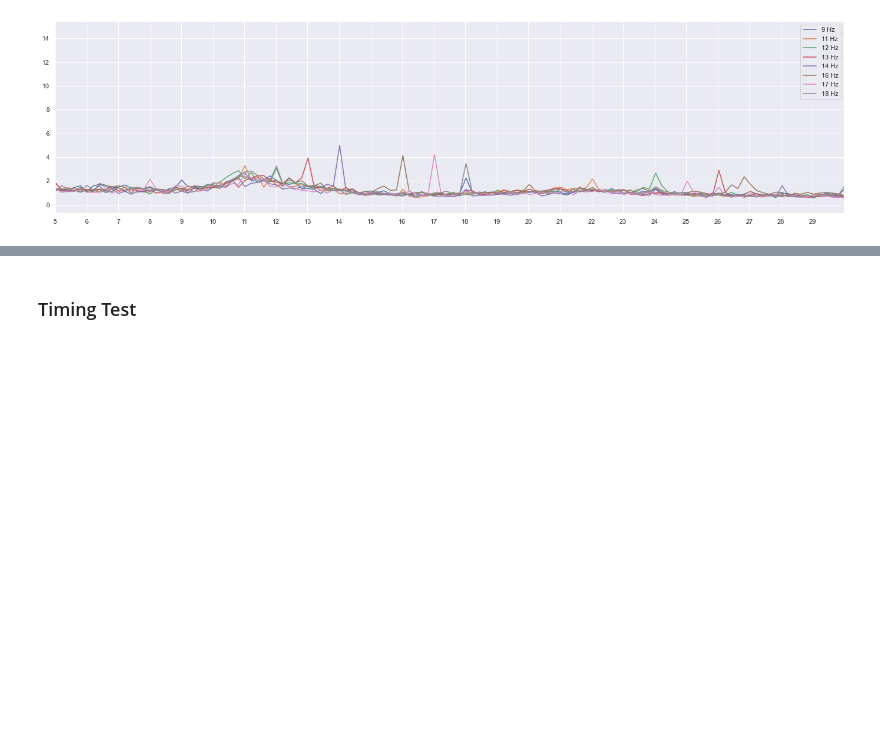
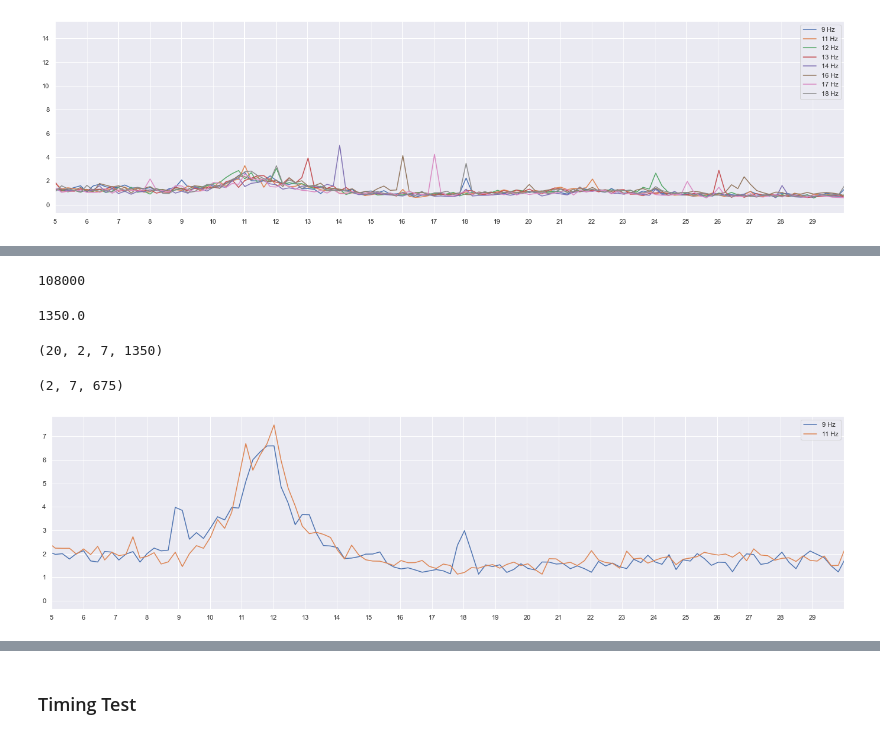
Before and after one commit to NeuroTech-UCSD/Oz-Speller, a Jupyter notebook: notebooks/Pilot_Data_Analysis[Simon].ipynb, the cells around one changed output, grey strips where cells are left out. Drawn from its saved outputs; the diff is of its cells as text; code cells hidden in the pictures; blank space fills up the shorter version.

```diff
--- a/notebooks/Pilot_Data_Analysis[Simon].ipynb
+++ b/notebooks/Pilot_Data_Analysis[Simon].ipynb
@@ -659,0 +670,7 @@ plt.xticks(range(5,30));
+# %%
+trials1 = meta1[1:,0]
+times1 = meta1[:,1]
+times1 = (times1 - times1[0])[1:]
+trials2 = meta2[1:,0]
+times2 = meta2[:,1]
+times2 = (times2 - times2[0])[1:]
@@ -659,0 +685,42 @@ plt.xticks(range(5,30));
+# %%
+9*300 * 40
+# %% [output]
+108000
+# %%
+4.5*300
+# %% [output]
+1350.0
+# %%
+eeg2['time'] = eeg2['time'] - eeg2['time'].iloc[0] # set start time as 0
+eeg2 = eeg2.loc[eeg2['time']>times2[0]] # delete data before the first trial
+eeg2 = eeg2.drop(columns=['time',' TRG'])
+eeg2 = eeg2.to_numpy().T[:,:108000].reshape(7,40,2700).transpose(1,0,2)[:,:,1350:]
+eeg2 = mne.filter.filter_data(eeg2, sfreq=300, l_freq=5, h_freq=49, verbose=0, method='fir')
+# %%
+# [9,11]
+eeg2_temp = [[],[]]
+for i,freq in enumerate(trials2):
+    if int(freq)==9:
+        eeg2_temp[0].append(eeg2[i])
+    else:
+        eeg2_temp[1].append(eeg2[i])
+eeg2 = np.array(eeg2_temp).transpose(1,0,2,3)
+eeg2.shape
+# %% [output]
+(20, 2, 7, 1350)
+# %%
+freqs = np.linspace(0.0, 300 / 2, 675)
+psd = 2/675*np.abs(fft(eeg2)[:,:,:,:675])
+psd = psd.mean(axis=0) # take the mean psd across sessions
+psd.shape
+# %% [output]
+(2, 7, 675)
+# %%
+plt.figure(figsize=(24, 6))
+ax = plt.subplot()
+ax.set_xlim(5, 30)
+sns.lineplot(x=freqs, y=psd[0,0,:], ax=ax, label=f"9 Hz")
+sns.lineplot(x=freqs, y=psd[1,0,:], ax=ax, label=f"11 Hz")
+plt.xticks(range(5,30));
+# %% [output]
+[figure, added]
```
Also changed, not shown: parts of 10 cells of this notebook, 13 other files.
